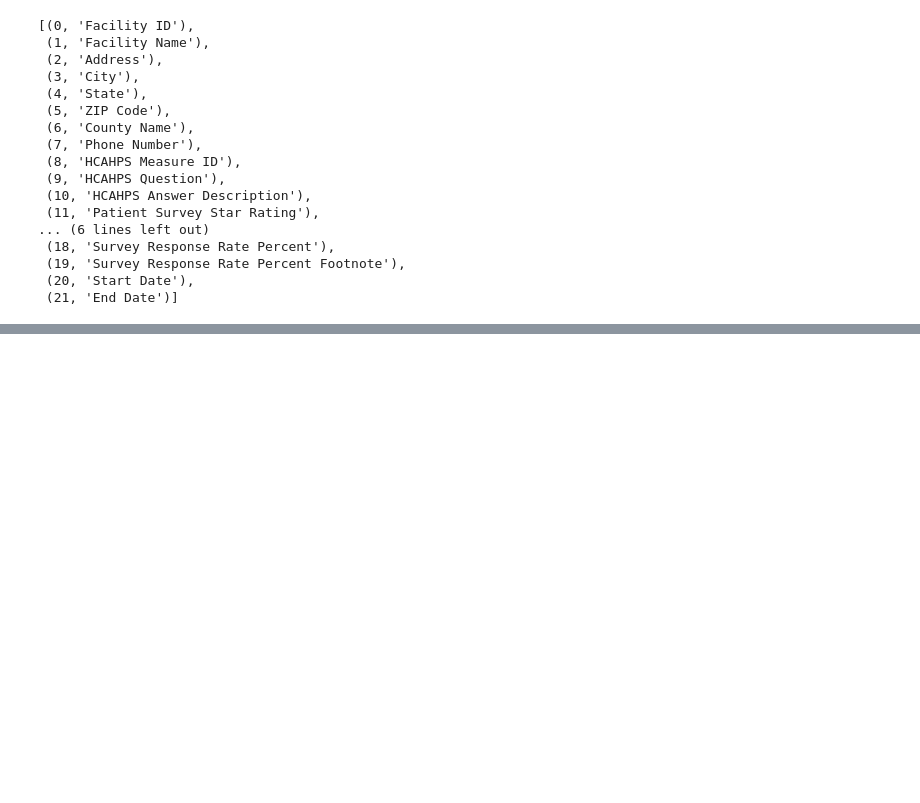
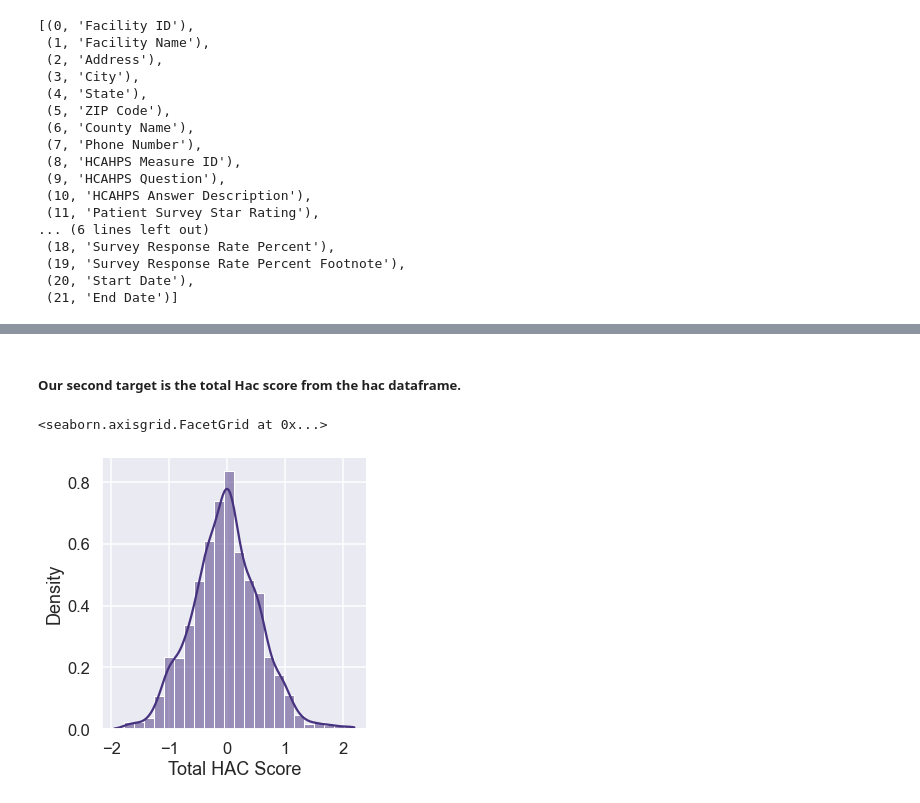
Before and after one commit to alexdaustin/nycdsa_project1, a Jupyter notebook: hospitals_eda.ipynb, the cells around one changed output, grey strips where cells are left out. Cells and saved outputs as stored; diff of their text form; code cells hidden in the pictures; blank space fills up the shorter version.

```diff
--- a/hospitals_eda.ipynb
+++ b/hospitals_eda.ipynb
@@ -55,6 +74,12 @@ unpland_dtypes = {'Facility ID':'string',
 unpland = pd.read_csv('Unplanned_Hospital_Visits-Hospital.csv',
                       low_memory = False,
                       dtype = unpland_dtypes, na_values = ['Not Available', 'Not Applicable'])
+# %%
+# When reading in the 'FY_2021_HAC_Reduction_Program_Hospital.csv' I switched
+# to importing only those columns needed. This made a separate dictionary of
+# datatypes unnecessary.
+hac = pd.read_csv('FY_2021_HAC_Reduction_Program_Hospital.csv', low_memory = False, usecols = [1, 20, 22], \
+                  dtype = {'Facility ID':'string', 'Total HAC Score':'float', 'Payment Reduction':'string'}).set_index('Facility ID')
 # %%
 print(surveys.shape)
 print(surveys['Facility ID'].unique().size)
@@ -216,0 +221,9 @@ unpland.columns.tolist()
+# %% [markdown]
+##### Our second target is the total Hac score from the hac dataframe.
+# %%
+# This shows the distribution of the total HAC score. Our second
+# response variable. Not used in the talk.
+sns.displot(x=hac['Total HAC Score'], kde=True, stat='density', bins=24)
+# %% [output]
+<seaborn.axisgrid.FacetGrid at 0x...>
+[figure, added]
```
Also changed, not shown: parts of 67 cells of this notebook, 6 other files.
